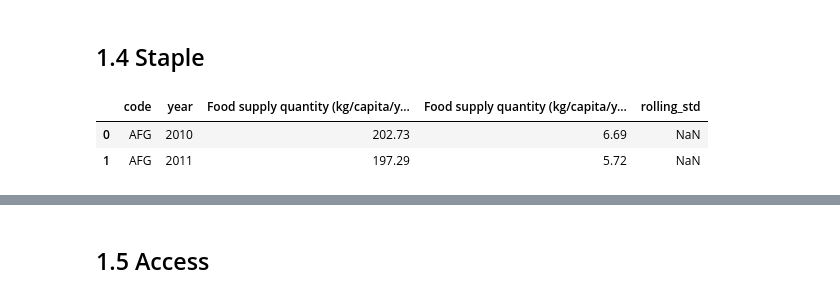
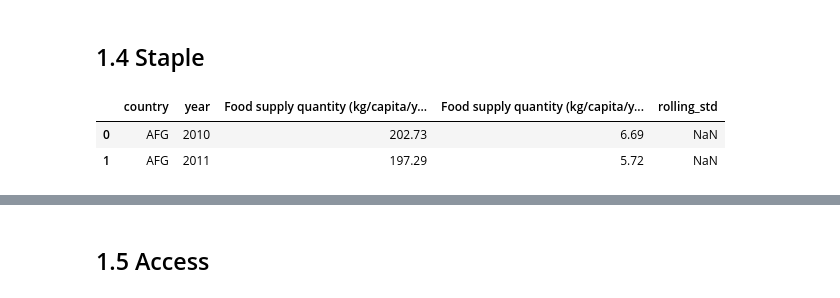
Before and after one commit to Graspp-25-Spring/graspp_2025s_fintech, a Jupyter notebook: notebooks/Milestone_2.ipynb, the cells around one changed output, grey strips where cells are left out. Drawn from its saved outputs; the diff is of its cells as text; code cells hidden in the pictures.

```diff
--- a/notebooks/Milestone_2.ipynb
+++ b/notebooks/Milestone_2.ipynb
@@ -108,10 +108,10 @@ basic_stats(df_gfi)
 ## 1.4 Staple
 # %%
 df_staple = pd.read_csv('../Data/processed/StapleFoodStability_adjusted.csv')
-df_agri = df_agri.rename(columns={'Code': 'country'})
+df_staple = df_staple.rename(columns={'code': 'country'})
 df_staple.head(2)
 # %% [output]
-|  | code | year | Food supply quantity (kg/capita/y... | Food supply quantity (kg/capita/y... | rolling_std |
+|  | country | year | Food supply quantity (kg/capita/y... | Food supply quantity (kg/capita/y... | rolling_std |
 | 0 | AFG | 2010 | 202.73 | 6.69 | NaN |
 | 1 | AFG | 2011 | 197.29 | 5.72 | NaN |
 # %%
```
Also changed, not shown: parts of 4 cells of this notebook.
